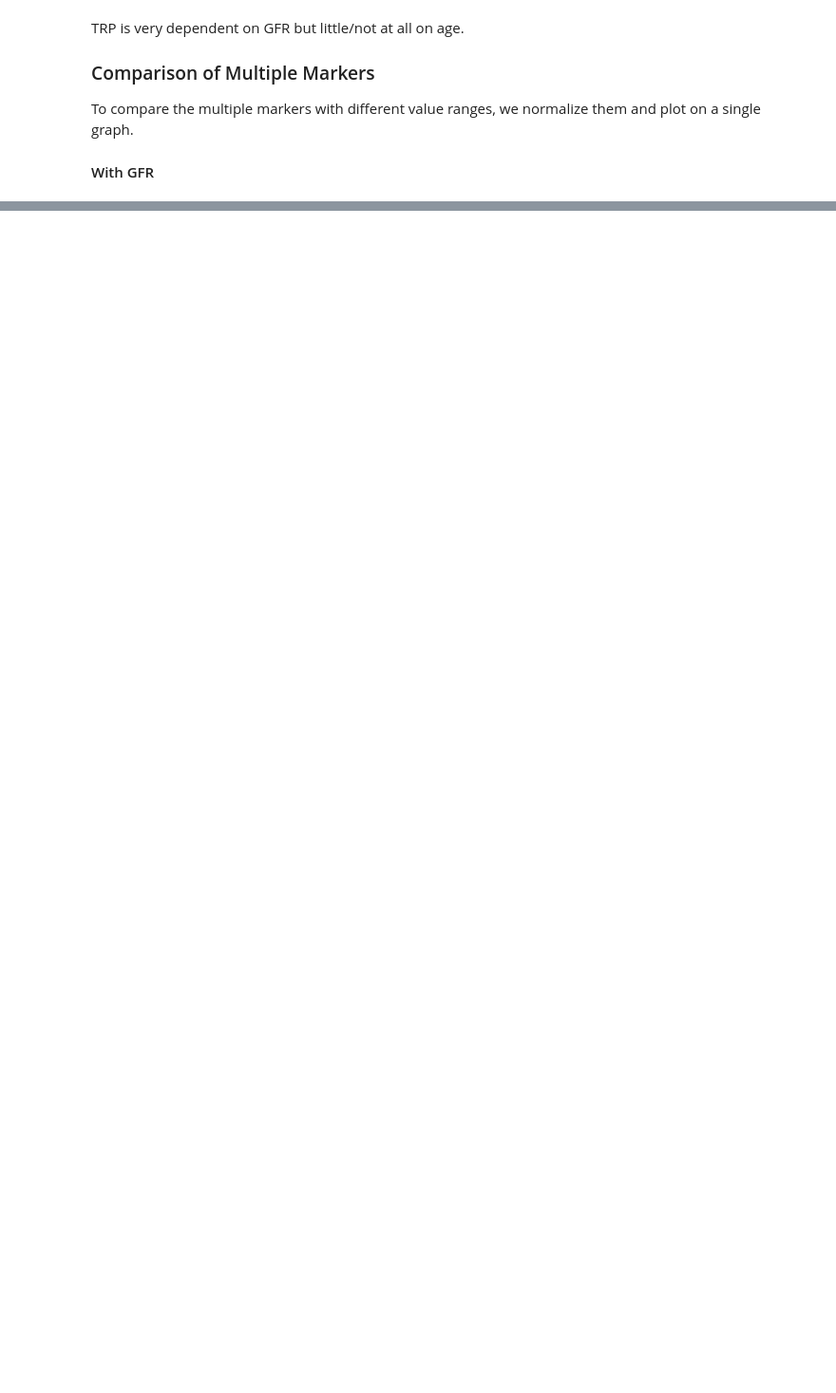
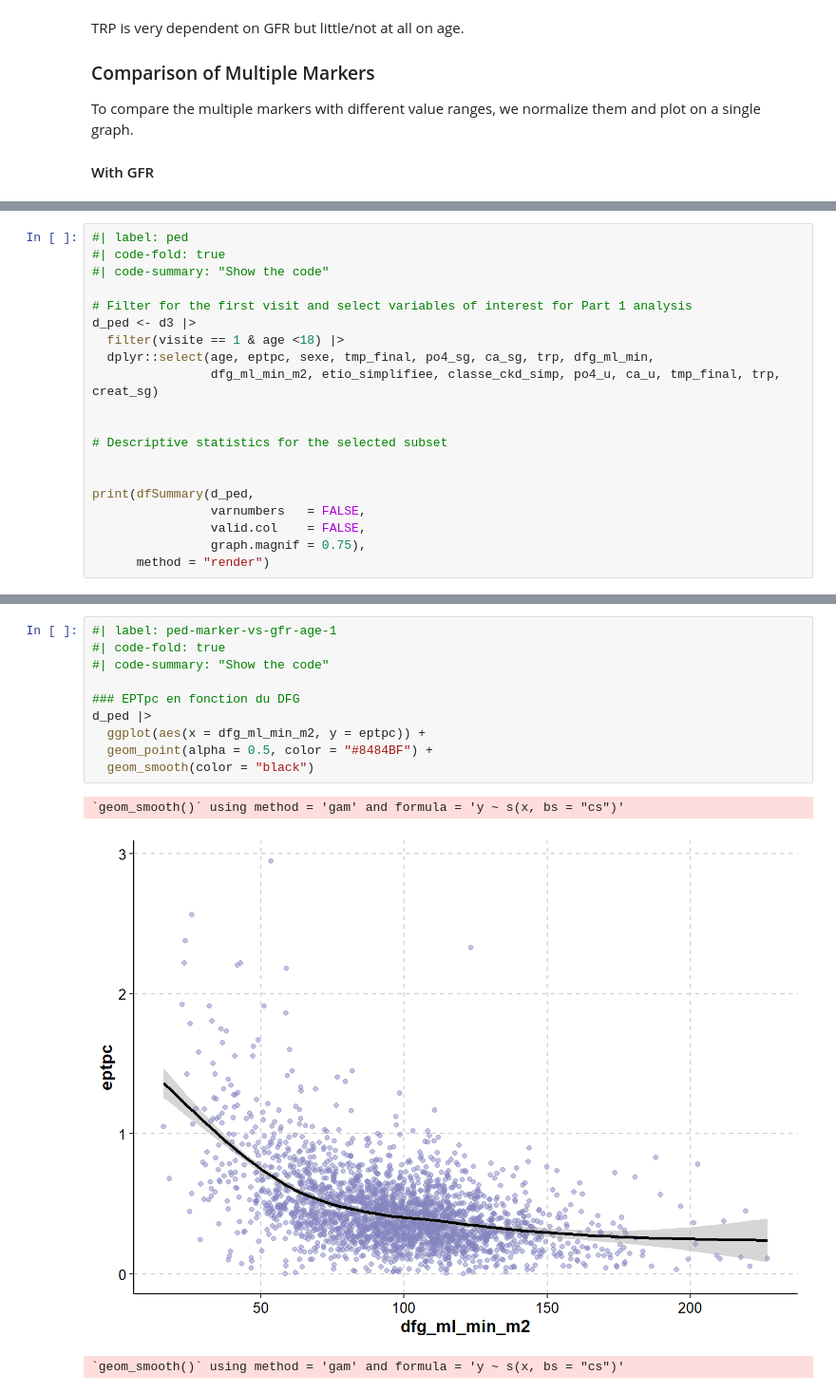
Before and after one commit to pierre-letourneau/ePTpc, a Jupyter notebook: notebooks/Data-management.embed.ipynb, the cells around one changed output, grey strips where cells are left out. Shown at 95% size. Saved outputs shown, nothing was run; the diff lists cells and outputs as text; blank space fills up the shorter version.

```diff
--- a/notebooks/Data-management.embed.ipynb
+++ b/notebooks/Data-management.embed.ipynb
@@ -430,0 +477,20 @@ d3 |>
+# %%
+#| label: ped
+#| code-fold: true
+#| code-summary: "Show the code"
+
+# Filter for the first visit and select variables of interest for Part 1 analysis
+d_ped <- d3 |>
+  filter(visite == 1 & age <18) |>
+  dplyr::select(age, eptpc, sexe, tmp_final, po4_sg, ca_sg, trp, dfg_ml_min,
+                dfg_ml_min_m2, etio_simplifiee, classe_ckd_simp, po4_u, ca_u, tmp_final, trp, creat_sg)
+
+
+# Descriptive statistics for the selected subset
+
+
+print(dfSummary(d_ped,
+                varnumbers   = FALSE,
+                valid.col    = FALSE,
+                graph.magnif = 0.75),
+      method = "render")
@@ -430,0 +506,14 @@ d3 |>
+# %%
+#| label: ped-marker-vs-gfr-age-1
+#| code-fold: true
+#| code-summary: "Show the code"
+
+### EPTpc en fonction du DFG
+d_ped |>
+  ggplot(aes(x = dfg_ml_min_m2, y = eptpc)) +
+  geom_point(alpha = 0.5, color = "#8484BF") +
+  geom_smooth(color = "black")
+# %% [output]
+`geom_smooth()` using method = 'gam' and formula = 'y ~ s(x, bs = "cs")'
+[figure, added]
+`geom_smooth()` using method = 'gam' and formula = 'y ~ s(x, bs = "cs")'
```
Also changed, not shown: parts of 28 cells of this notebook, 30 other files.
